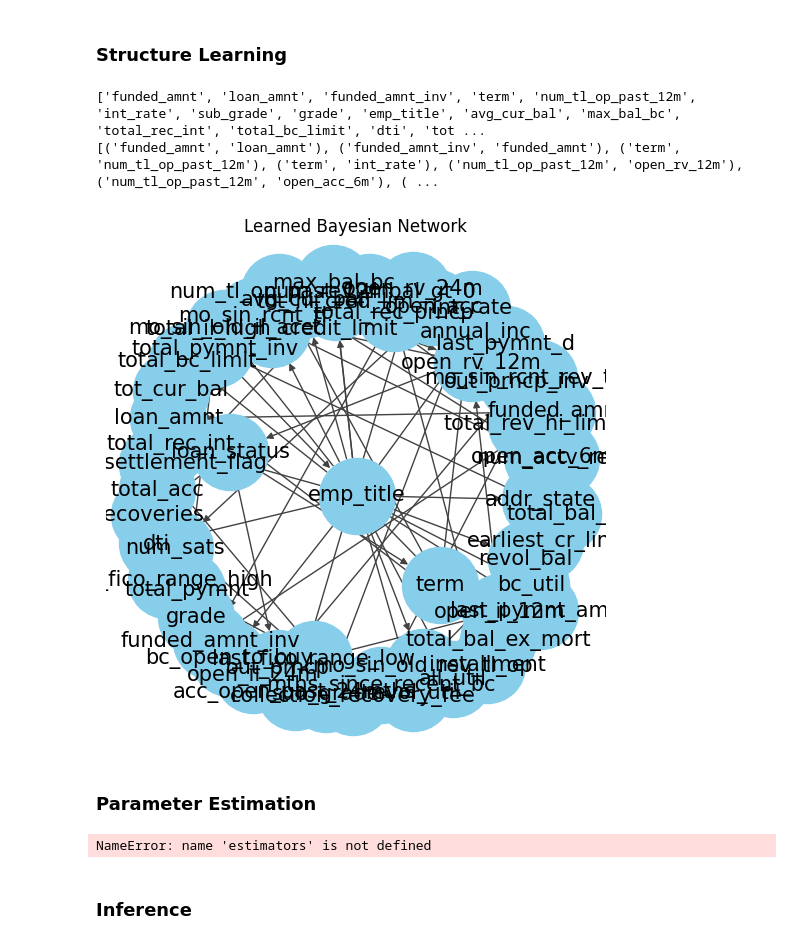
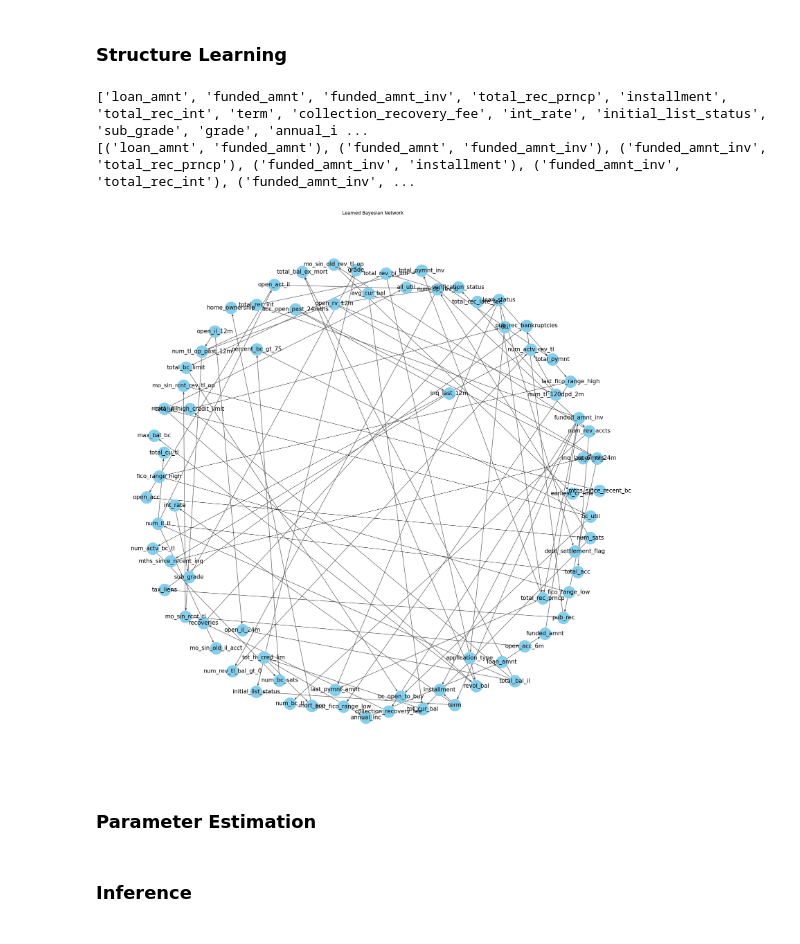
Before and after one commit to Zach-schwark/Honours-Research, a Jupyter notebook: HC_differentScores/BN_testing_HC_BDs.ipynb, the cells around one changed output. Saved outputs shown, nothing was run; the diff lists cells and outputs as text; code cells hidden in the pictures.

```diff
--- a/HC_differentScores/BN_testing_HC_BDs.ipynb
+++ b/HC_differentScores/BN_testing_HC_BDs.ipynb
@@ -23,11 +23,12 @@ print(np.__version__)
 # %% [markdown]
 ### Data importing and preprocessing
 # %%
-
-loaded_data = myData.load_data(num_rows = 100)
+loaded_data = myData.load_data()
 #display(loaded_data)
 data = myData.preprocess_data(loaded_data)
-train_data, test_data = myData.split_data(data)
+train_data, test_data = myData.split_data(data,num_rows = 1000)
+
+feature_states = myData.get_feature_states(data)
 # %% [markdown]
 ### Structure Learning
 # %%
@@ -36,39 +37,38 @@ est = estimators.HillClimbSearch(data=train_data, use_cache = True)
 estimated_model = est.estimate(
     scoring_method=scoring_method, max_iter=int(1e2))
 model = pgmpy.models.BayesianNetwork(estimated_model.edges())
+model.add_nodes_from(estimated_model.nodes())
 print(model.nodes())
 print(model.edges())
 # %% [output]
-['funded_amnt', 'loan_amnt', 'funded_amnt_inv', 'term', 'num_tl_op_past_12m', 'int_rate', 'sub_grade', 'grade', 'emp_title', 'avg_cur_bal', 'max_bal_bc', 'total_rec_int', 'total_bc_limit', 'dti', 'tot ...
-[('funded_amnt', 'loan_amnt'), ('funded_amnt_inv', 'funded_amnt'), ('term', 'num_tl_op_past_12m'), ('term', 'int_rate'), ('num_tl_op_past_12m', 'open_rv_12m'), ('num_tl_op_past_12m', 'open_acc_6m'), ( ...
+['loan_amnt', 'funded_amnt', 'funded_amnt_inv', 'total_rec_prncp', 'installment', 'total_rec_int', 'term', 'collection_recovery_fee', 'int_rate', 'initial_list_status', 'sub_grade', 'grade', 'annual_i ...
+[('loan_amnt', 'funded_amnt'), ('funded_amnt', 'funded_amnt_inv'), ('funded_amnt_inv', 'total_rec_prncp'), ('funded_amnt_inv', 'installment'), ('funded_amnt_inv', 'total_rec_int'), ('funded_amnt_inv', ...
 # %%
 active_trail_nodes = model.active_trail_nodes('loan_status')['loan_status']
 active_trail_nodes_list = list(active_trail_nodes)
 original_nodes = list(model.nodes())
 for node in original_nodes:
     if node not in active_trail_nodes_list:
         model.remove_node(node)
 
 
 nx_graph = nx.DiGraph(model.edges())
 pos = nx.spring_layout(nx_graph,2)
-plt.figure(figsize=(5, 5))
-nx.draw(nx_graph, pos, with_labels=True, node_size=3000, node_color = 'skyblue', edge_color='#424242',font_size=15,font_color='black')
+plt.figure(figsize=(20, 20))
+nx.draw(nx_graph, pos, with_labels=True, node_size=1000, node_color = 'skyblue', edge_color='#424242',font_size=15,font_color='black')
 plt.title('Learned Bayesian Network')
 plt.show()
 # %% [output]
-[figure, old version]
+[figure, new version]
 # %% [markdown]
 ###  Parameter Estimation
 # %%
-parameter_estimator = estimators.BayesianEstimator(model,train_data)
+parameter_estimator = estimators.BayesianEstimator(model,train_data, state_names = feature_states)
 parameters = parameter_estimator.get_parameters(n_jobs=6)
 
 for i in range(len(parameters)):
     model.add_cpds(parameters[i])
     #print(parameters[i])
-# %% [output]
-NameError: name 'estimators' is not defined
 # %% [markdown]
 ### Inference
 # %%
```
Also changed, not shown: parts of 2 cells of this notebook, 6 other files.
